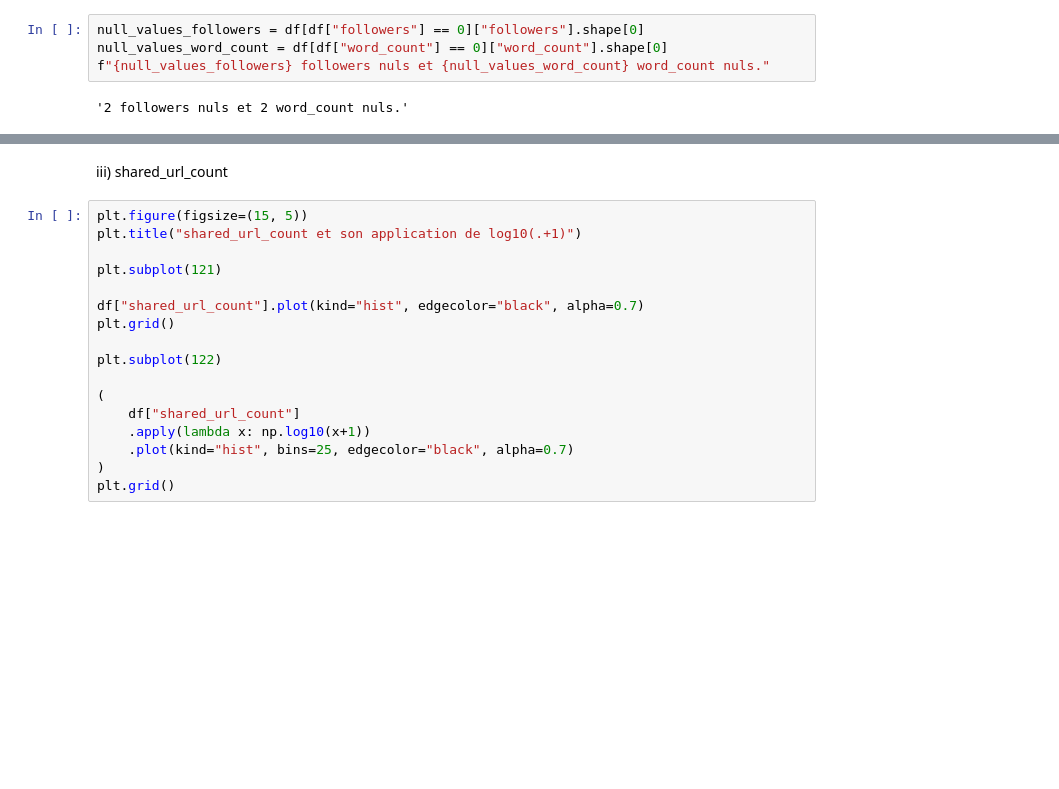
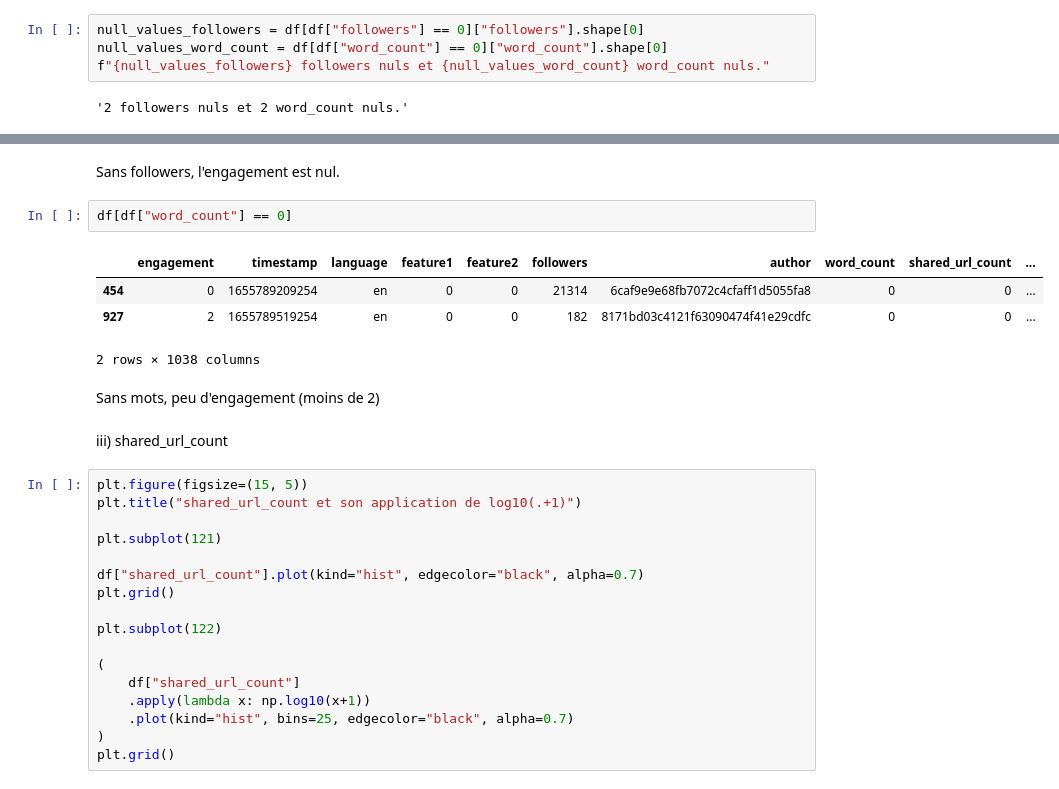
Before and after one commit to M9AE/ml2025, a Jupyter notebook: 01_statistical_analysis.ipynb, the cells around one changed output, grey strips where cells are left out. Drawn from its saved outputs; the diff is of its cells as text; blank space fills up the shorter version.

```diff
--- a/01_statistical_analysis.ipynb
+++ b/01_statistical_analysis.ipynb
@@ -465,3 +472,14 @@ f"{null_values_followers} followers nuls et {null_values_word_count} word_count
+# %% [markdown]
+Sans followers, l'engagement est nul.
+# %%
+df[df["word_count"] == 0]
+# %% [output]
+|  | engagement | timestamp | language | feature1 | feature2 | followers | author | word_count | shared_url_count | ... |
+| 454 | 0 | 1655789209254 | en | 0 | 0 | 21314 | 6caf9e9e68fb7072c4cfaff1d5055fa8 | 0 | 0 | ... |
+| 927 | 2 | 1655789519254 | en | 0 | 0 | 182 | 8171bd03c4121f63090474f41e29cdfc | 0 | 0 | ... |
+2 rows × 1038 columns
+# %% [markdown]
+Sans mots, peu d'engagement (moins de 2)
 # %% [markdown]
 iii) shared_url_count
 # %%
```
Also changed, not shown: parts of 2 cells of this notebook, 6 other files.
